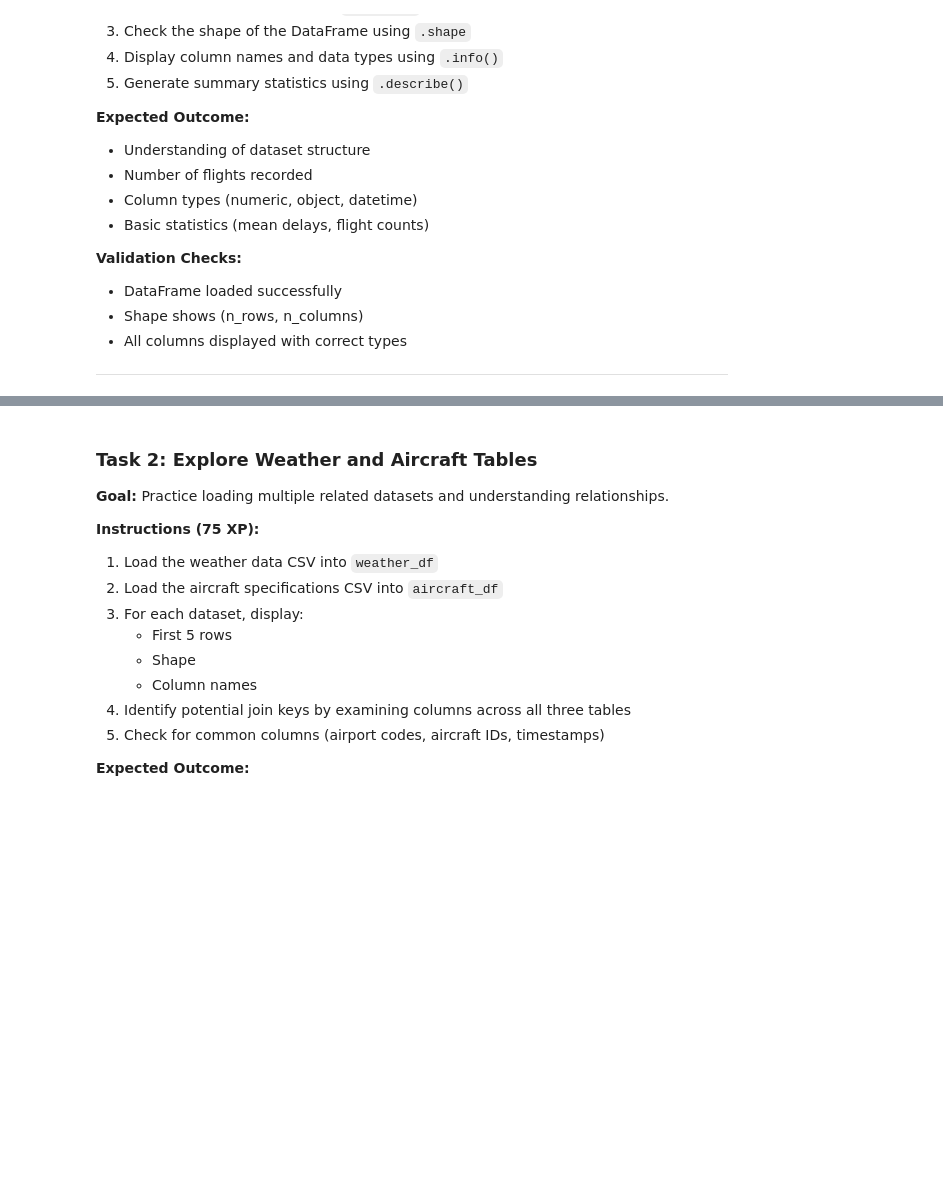
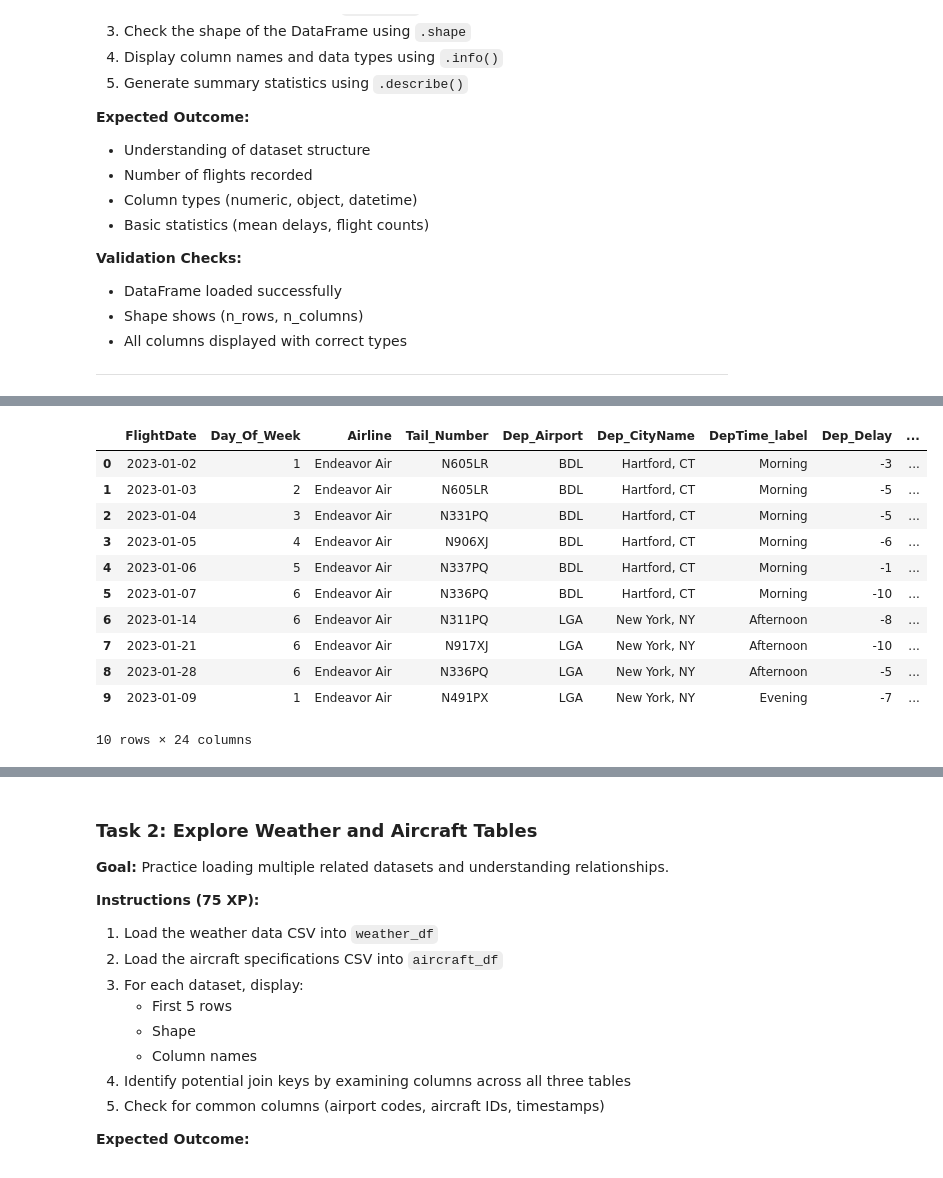
Before and after one commit to christianabusca/us-aviation-delay-analysis, a Jupyter notebook: us-aviation-delay-analysis.ipynb, the cells around one changed output, grey strips where cells are left out. Cells and saved outputs as stored; diff of their text form; code cells hidden in the pictures; blank space fills up the shorter version.

```diff
--- a/us-aviation-delay-analysis.ipynb
+++ b/us-aviation-delay-analysis.ipynb
@@ -99,0 +126,16 @@ Each task is designed as a **skill-building exercise** with:
+# %%
+# MAJ US FLIGHT - JANUARY 2024
+maj_us_flight.head(10)
+# %% [output]
+|  | FlightDate | Day_Of_Week | Airline | Tail_Number | Dep_Airport | Dep_CityName | DepTime_label | Dep_Delay | ... |
+| 0 | 2023-01-02 | 1 | Endeavor Air | N605LR | BDL | Hartford, CT | Morning | -3 | ... |
+| 1 | 2023-01-03 | 2 | Endeavor Air | N605LR | BDL | Hartford, CT | Morning | -5 | ... |
+| 2 | 2023-01-04 | 3 | Endeavor Air | N331PQ | BDL | Hartford, CT | Morning | -5 | ... |
+| 3 | 2023-01-05 | 4 | Endeavor Air | N906XJ | BDL | Hartford, CT | Morning | -6 | ... |
+| 4 | 2023-01-06 | 5 | Endeavor Air | N337PQ | BDL | Hartford, CT | Morning | -1 | ... |
+| 5 | 2023-01-07 | 6 | Endeavor Air | N336PQ | BDL | Hartford, CT | Morning | -10 | ... |
+| 6 | 2023-01-14 | 6 | Endeavor Air | N311PQ | LGA | New York, NY | Afternoon | -8 | ... |
+| 7 | 2023-01-21 | 6 | Endeavor Air | N917XJ | LGA | New York, NY | Afternoon | -10 | ... |
+| 8 | 2023-01-28 | 6 | Endeavor Air | N336PQ | LGA | New York, NY | Afternoon | -5 | ... |
+| 9 | 2023-01-09 | 1 | Endeavor Air | N491PX | LGA | New York, NY | Evening | -7 | ... |
+10 rows × 24 columns
```
Also changed, not shown: parts of 7 cells of this notebook.
